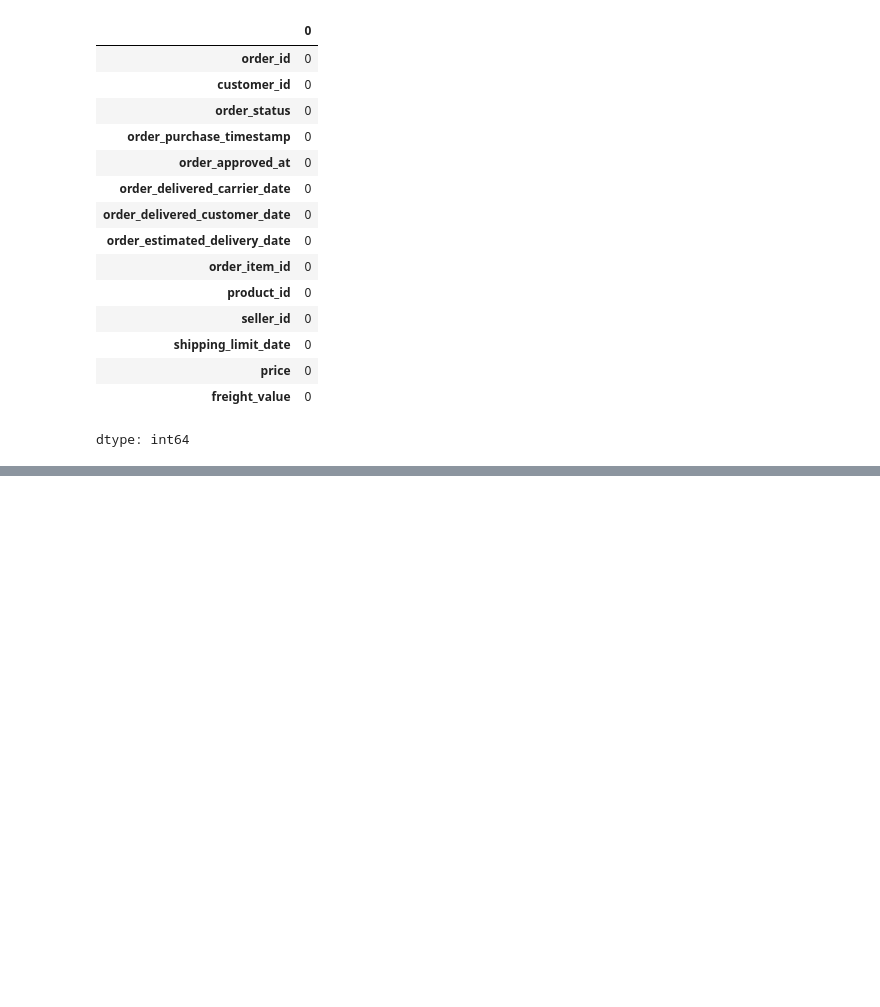
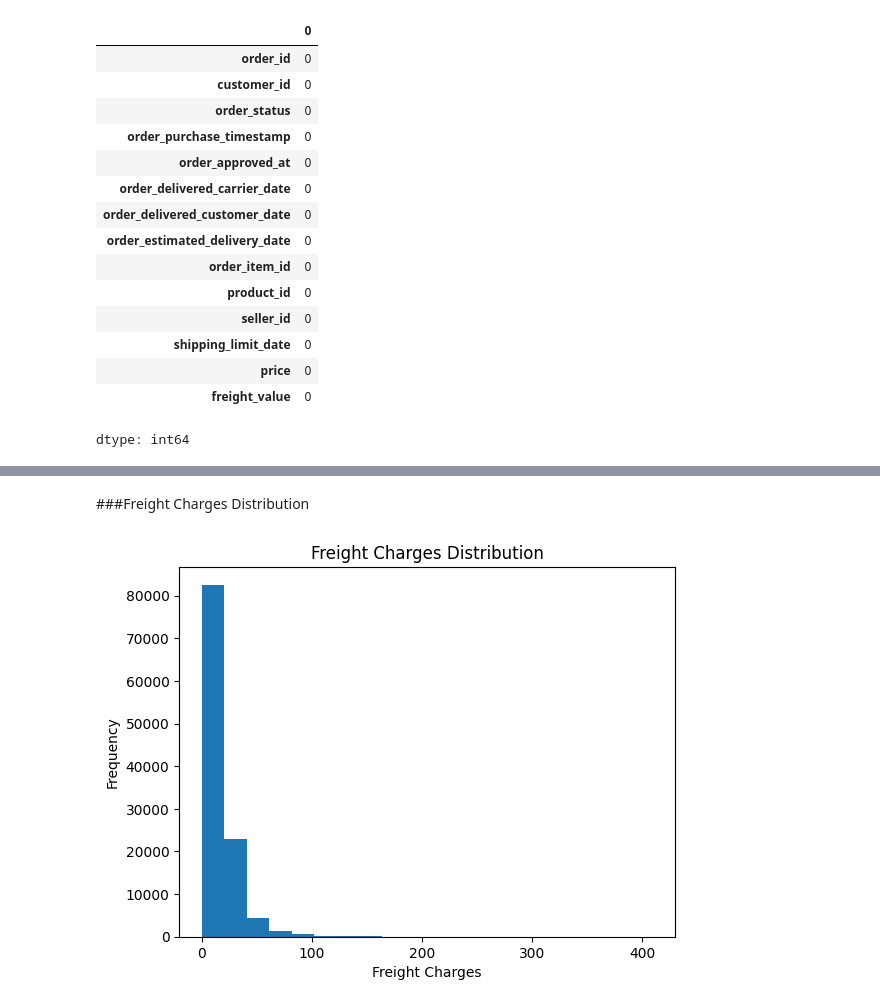
Before and after one commit to RiteshRana07/ecommerce_sales, a Jupyter notebook: ecommerce_sales.ipynb, the cells around one changed output, grey strips where cells are left out. Saved outputs shown, nothing was run; the diff lists cells and outputs as text; code cells hidden in the pictures; blank space fills up the shorter version.

```diff
--- a/ecommerce_sales.ipynb
+++ b/ecommerce_sales.ipynb
@@ -127,0 +416,10 @@ dtype: int64
+# %% [markdown]
+###Freight Charges Distribution
+# %%
+df["freight_value"].plot(kind="hist", bins=20)
+plt.title("Freight Charges Distribution")
+plt.xlabel("Freight Charges")
+plt.ylabel("Frequency")
+plt.show()
+# %% [output]
+[figure, added]
```
Also changed, not shown: parts of 51 cells of this notebook.
